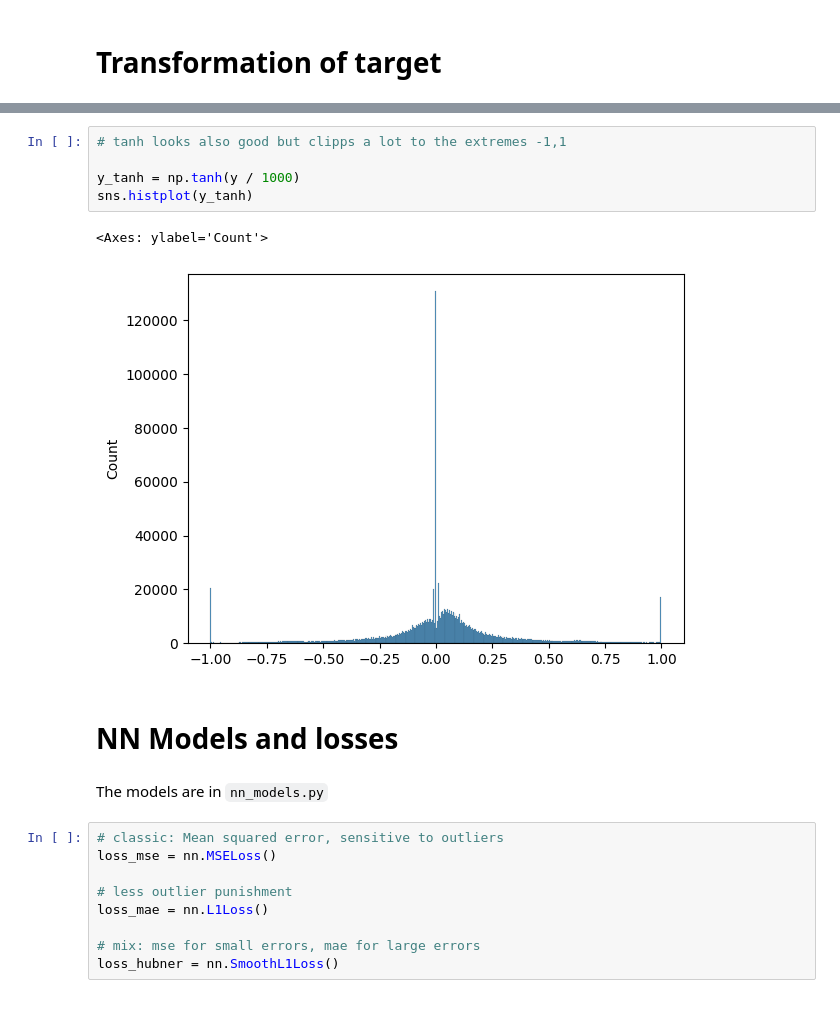
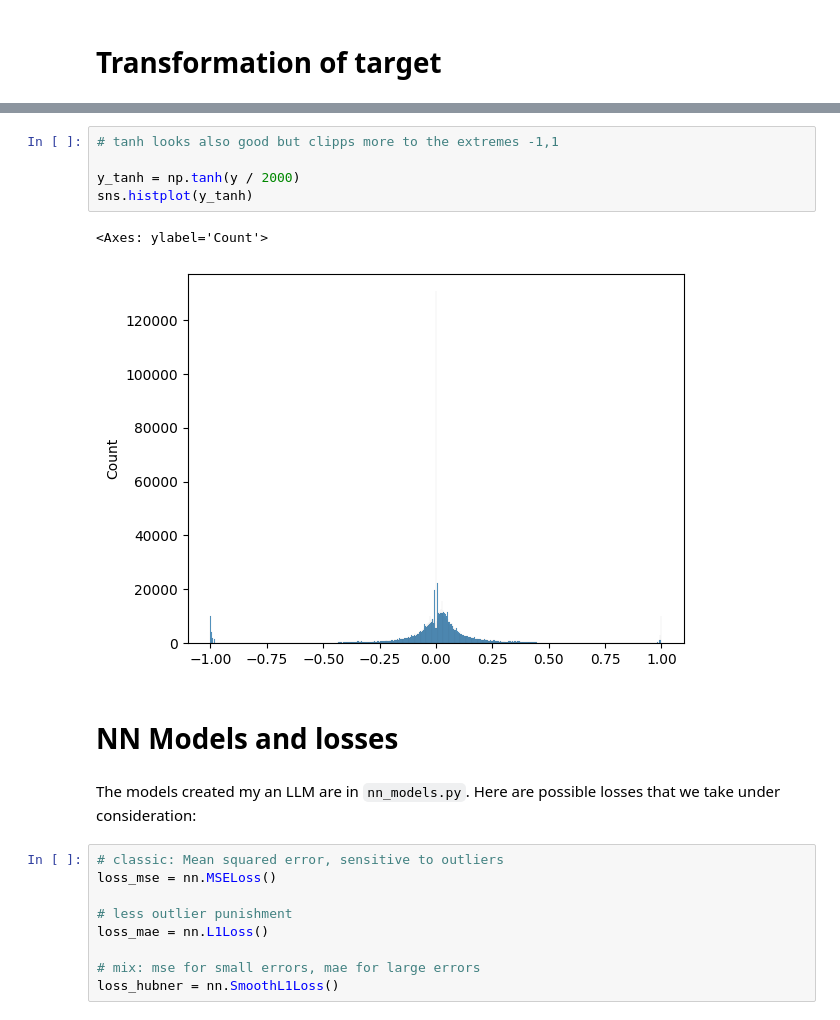
Before and after one commit to julxi/machine-learning-zoomcamp-2025-capstone-2, a Jupyter notebook: notebooks/02_model_training.ipynb, the cells around one changed output, grey strips where cells are left out. Saved outputs shown, nothing was run; the diff lists cells and outputs as text.

```diff
--- a/notebooks/02_model_training.ipynb
+++ b/notebooks/02_model_training.ipynb
@@ -52,15 +53,16 @@ sns.histplot(y_signed_log)
 # %%
-# tanh looks also good but clipps a lot to the extremes -1,1
+# tanh looks also good but clipps more to the extremes -1,1
 
-y_tanh = np.tanh(y / 1000)
+y_tanh = np.tanh(y / 2000)
 sns.histplot(y_tanh)
 # %% [output]
 <Axes: ylabel='Count'>
-[figure, old version]
+[figure, new version]
 # %% [markdown]
 # NN Models and losses
 # %% [markdown]
-The models are in `nn_models.py`
+The models created my an LLM are in `nn_models.py`.
+Here are possible losses that we take under consideration:
 # %%
 # classic: Mean squared error, sensitive to outliers
 loss_mse = nn.MSELoss()
```
Also changed, not shown: parts of 39 cells of this notebook, 33 other files.
